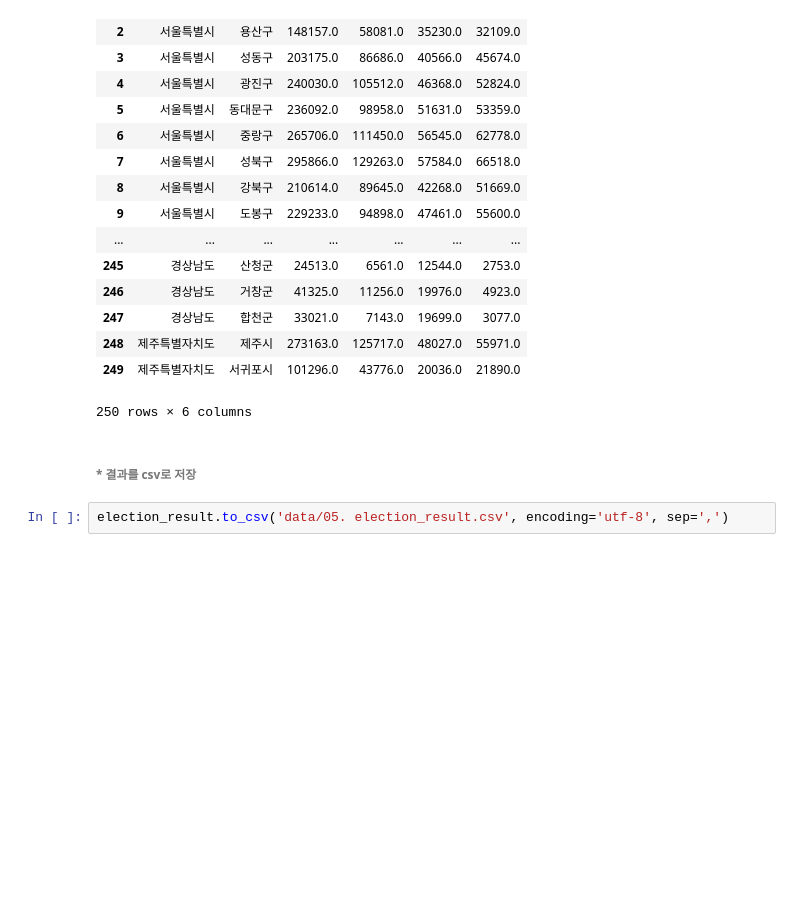
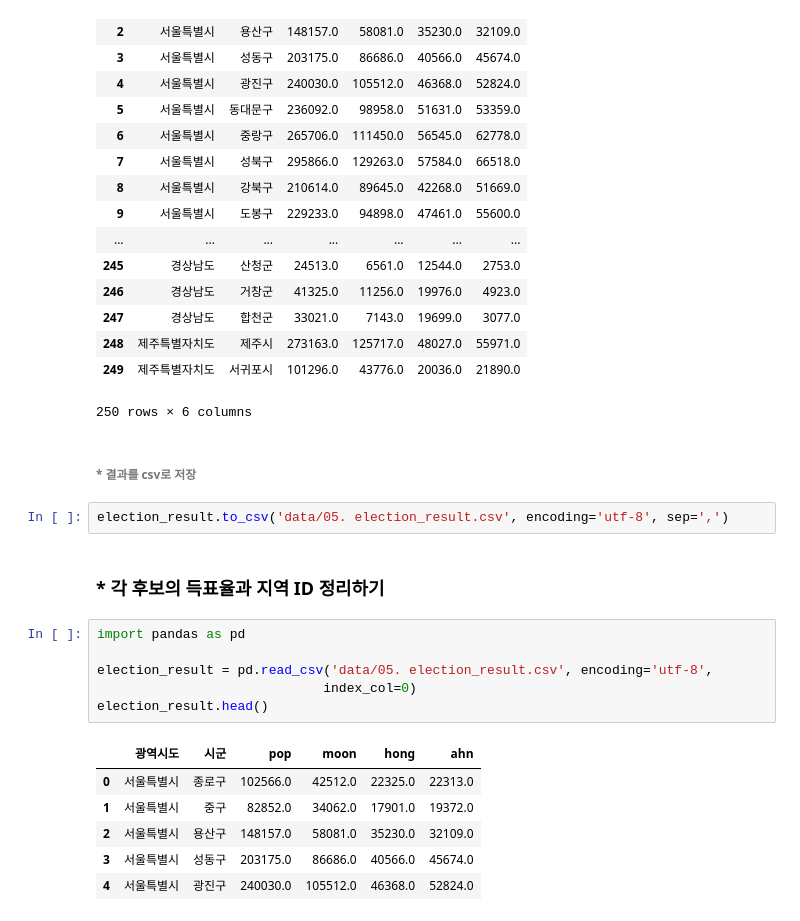
Before and after one commit to leebaek/python_data_analysis, a Jupyter notebook: 19대 대선 결과 분석/19대 대선 결과 분석.ipynb, the cells around one changed output. Saved outputs shown, nothing was run; the diff lists cells and outputs as text; blank space fills up the shorter version.

```diff
--- a/19대 대선 결과 분석/19대 대선 결과 분석.ipynb
+++ b/19대 대선 결과 분석/19대 대선 결과 분석.ipynb
@@ -314,3 +314,18 @@ election_result
 ###### * 결과를 csv로 저장
 # %%
 election_result.to_csv('data/05. election_result.csv', encoding='utf-8', sep=',')
+# %% [markdown]
+### * 각 후보의 득표율과 지역 ID 정리하기
+# %%
+import pandas as pd
+
+election_result = pd.read_csv('data/05. election_result.csv', encoding='utf-8',
+                             index_col=0)
+election_result.head()
+# %% [output]
+|  | 광역시도 | 시군 | pop | moon | hong | ahn |
+| 0 | 서울특별시 | 종로구 | 102566.0 | 42512.0 | 22325.0 | 22313.0 |
+| 1 | 서울특별시 | 중구 | 82852.0 | 34062.0 | 17901.0 | 19372.0 |
+| 2 | 서울특별시 | 용산구 | 148157.0 | 58081.0 | 35230.0 | 32109.0 |
+| 3 | 서울특별시 | 성동구 | 203175.0 | 86686.0 | 40566.0 | 45674.0 |
+| 4 | 서울특별시 | 광진구 | 240030.0 | 105512.0 | 46368.0 | 52824.0 |
```
